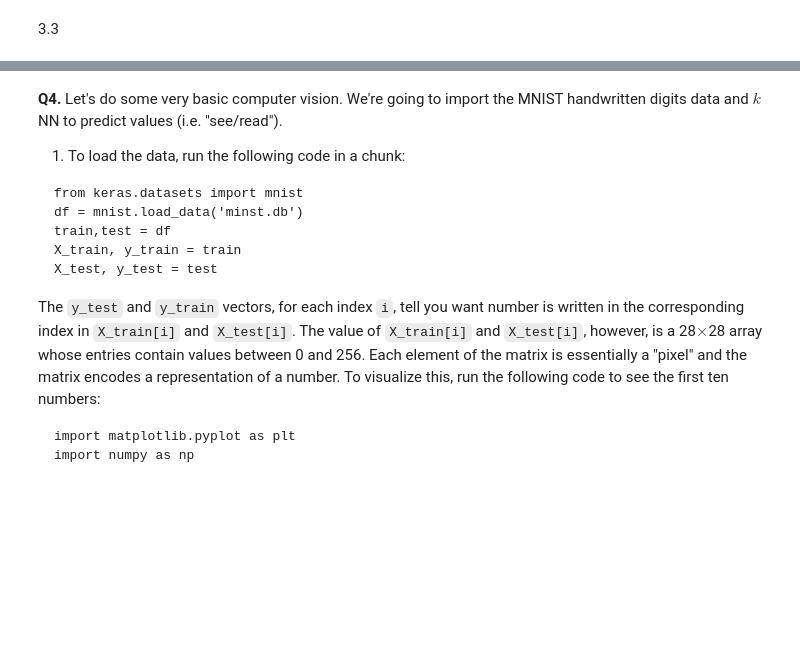
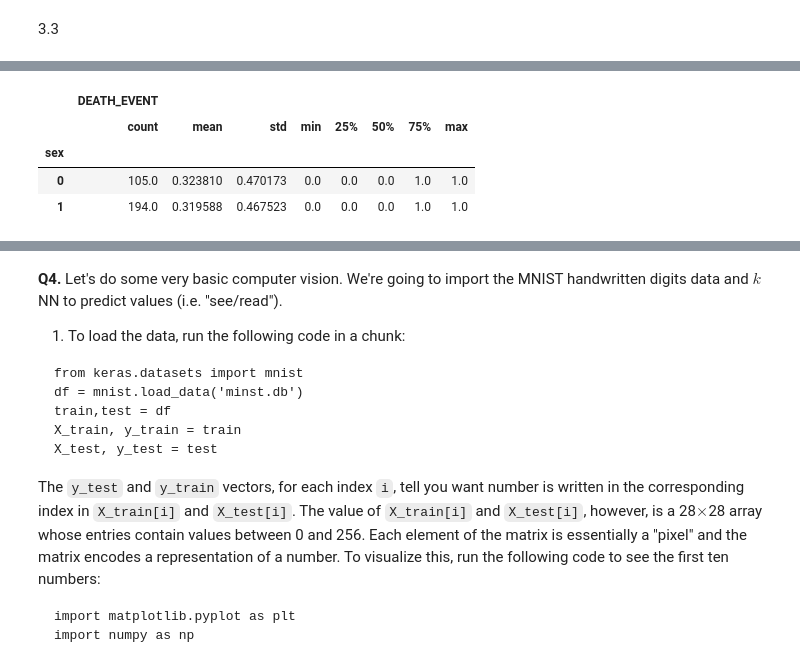
Before and after one commit to Sabrina-Hendricks/assignment3, a Jupyter notebook: assignment_knn_and_kmc.ipynb, the cells around one changed output, grey strips where cells are left out. Saved outputs shown, nothing was run; the diff lists cells and outputs as text; code cells hidden in the pictures; blank space fills up the shorter version.

```diff
--- a/assignment_knn_and_kmc.ipynb
+++ b/assignment_knn_and_kmc.ipynb
@@ -300,0 +311,11 @@ DEATH_EVENT
+# %%
+var = 'DEATH_EVENT'
+group = 'sex'
+summary_table = df.loc[:, [var, group]].groupby(group).describe()
+summary_table
+# %% [output]
+|  | DEATH_EVENT |  |  |  |  |  |  |  |
+|  | count | mean | std | min | 25% | 50% | 75% | max |
+| sex |  |  |  |  |  |  |  |  |
+| 0 | 105.0 | 0.323810 | 0.470173 | 0.0 | 0.0 | 0.0 | 1.0 | 1.0 |
+| 1 | 194.0 | 0.319588 | 0.467523 | 0.0 | 0.0 | 0.0 | 1.0 | 1.0 |
```
Also changed, not shown: parts of 6 cells of this notebook.
